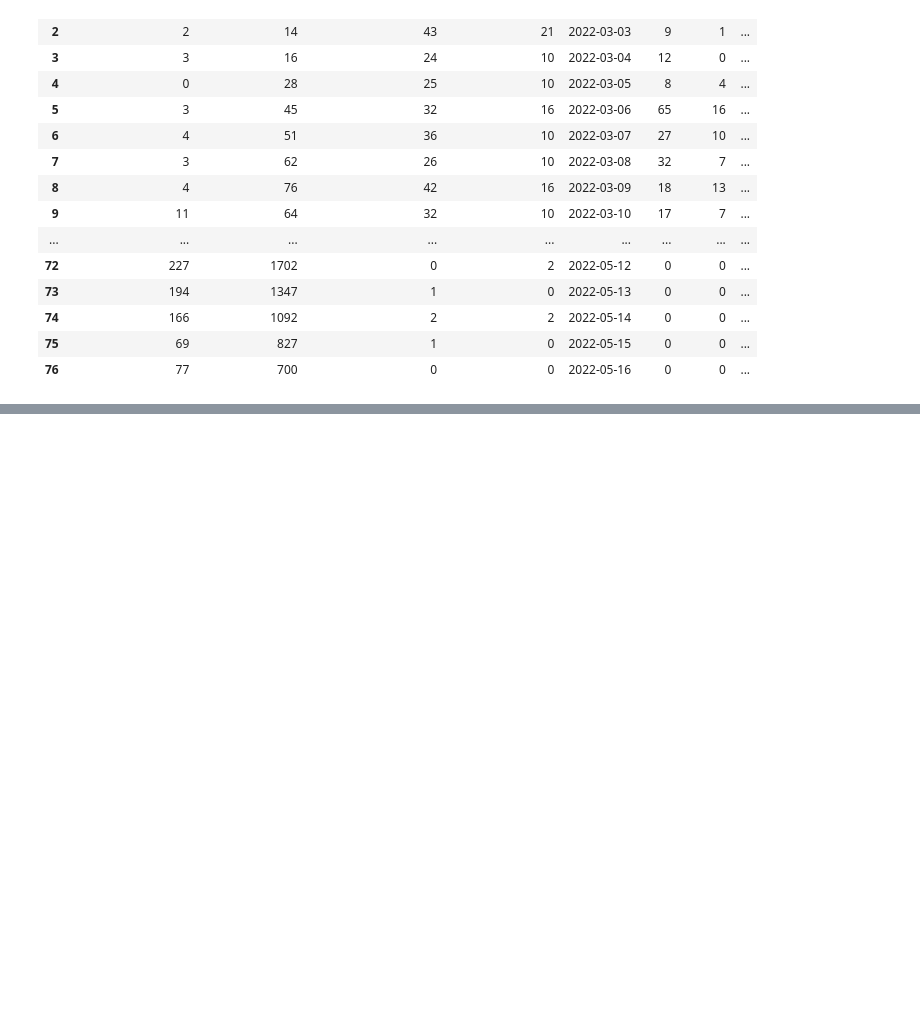
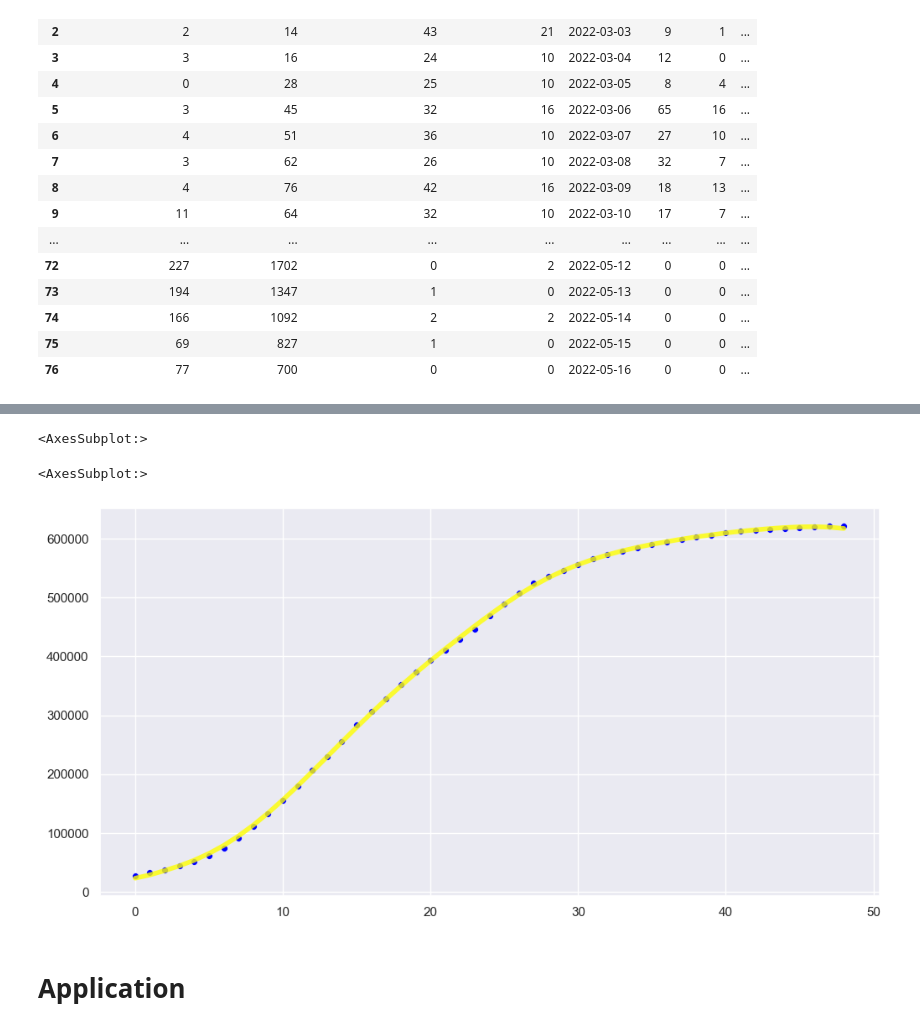
Before and after one commit to ChenZhouUC/Covid19_Modeling, a Jupyter notebook: scripts/covid19.ipynb, the cells around one changed output, grey strips where cells are left out. Saved outputs shown, nothing was run; the diff lists cells and outputs as text; code cells hidden in the pictures; blank space fills up the shorter version.

```diff
--- a/scripts/covid19.ipynb
+++ b/scripts/covid19.ipynb
@@ -182,0 +371,9 @@ sns.lineplot(x=range())
+# %%
+sns.scatterplot(x=range(len(ser)), y=ser, alpha=1.0, color="blue", s=32)
+sns.lineplot(x=range(len(ser)), y=fitted_opt, alpha=0.8, color="yellow", linewidth=4)
+# %% [output]
+<AxesSubplot:>
+<AxesSubplot:>
+[figure, added]
+# %% [markdown]
+# Application
```
Also changed, not shown: parts of 21 cells of this notebook.
